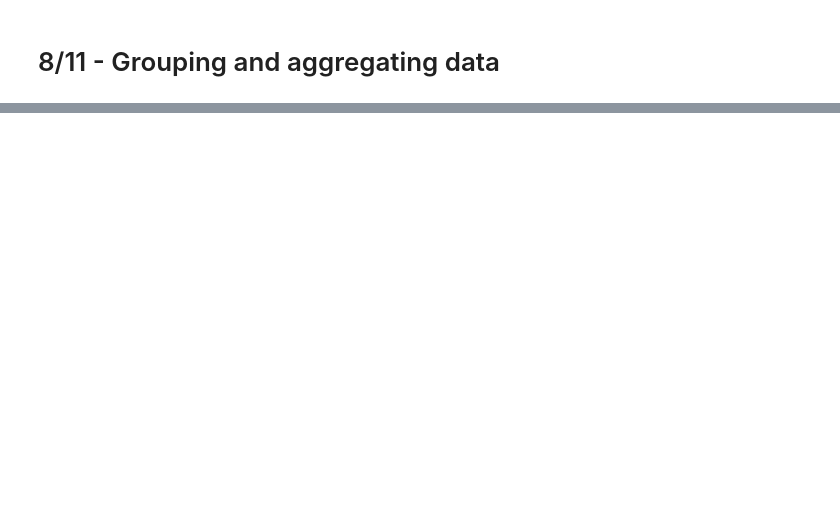
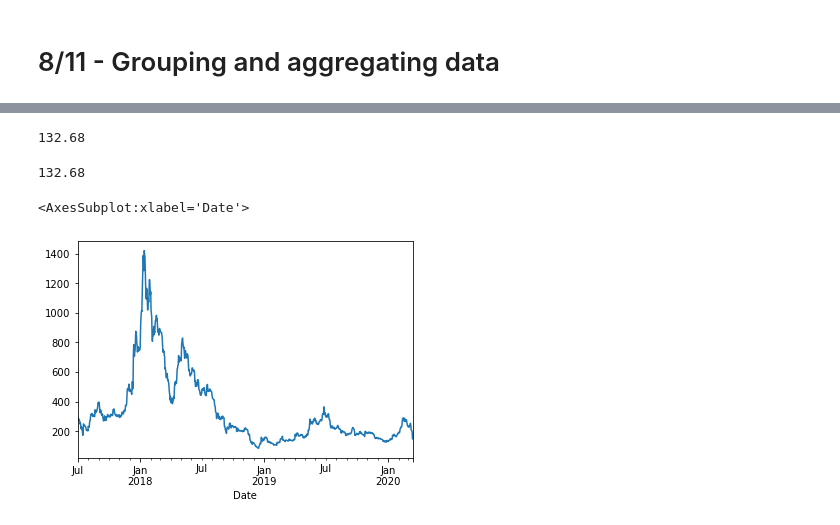
Before and after one commit to nicholas-kondal/ds-tutorials, a Jupyter notebook: pandas.ipynb, the cells around one changed output, grey strips where cells are left out. Saved outputs shown, nothing was run; the diff lists cells and outputs as text; code cells hidden in the pictures; blank space fills up the shorter version.

Commit message:
Finish pandas series

```diff
--- a/pandas.ipynb
+++ b/pandas.ipynb
@@ -813,0 +1405,5 @@ df.nlargest(10, 'ConvertedComp') # can also do df.nsmallest(...)
+# %%
+# convert to date as you're loading data
+d_parser = lambda x: pd.datetime.strptime(x, '%Y-%m-%d %I-%p') # second argument is the format string for the specific date format in this data - https://docs.python.org/3/library/datetime.html#strftime-and-strptime-behavior
+df = pd.read_csv('pd11.csv', parse_dates=['Date'], date_parser=d_parser)
+df.head()
@@ -813,0 +1436,3 @@ df.nlargest(10, 'ConvertedComp') # can also do df.nsmallest(...)
+# %%
+df['DayOfWeek'] = df['Date'].dt.day_name()
+df
@@ -813,0 +1483,3 @@ df.nlargest(10, 'ConvertedComp') # can also do df.nsmallest(...)
+# %%
+df.set_index('Date', inplace=True)
+df
@@ -813,0 +1519,15 @@ df.nlargest(10, 'ConvertedComp') # can also do df.nsmallest(...)
+# %%
+df['2020-01':'2020-02']['Close'].mean() # average closing price in this date range
+df['2020-01-01']['High'].max() # max value on 1 Jan
+# %% [output]
+132.68
+# %%
+highs = df['High'].resample('D').max() # resample lets you see data by day (D), week (W) etc - https://pandas.pydata.org/pandas-docs/stable/user_guide/timeseries.html#dateoffset-objects
+highs['2020-01-01']
+# %% [output]
+132.68
+# %%
+highs.plot()
+# %% [output]
+<AxesSubplot:xlabel='Date'>
+[figure, added]
```
Also changed, not shown: parts of 78 cells of this notebook, 1 other file.
